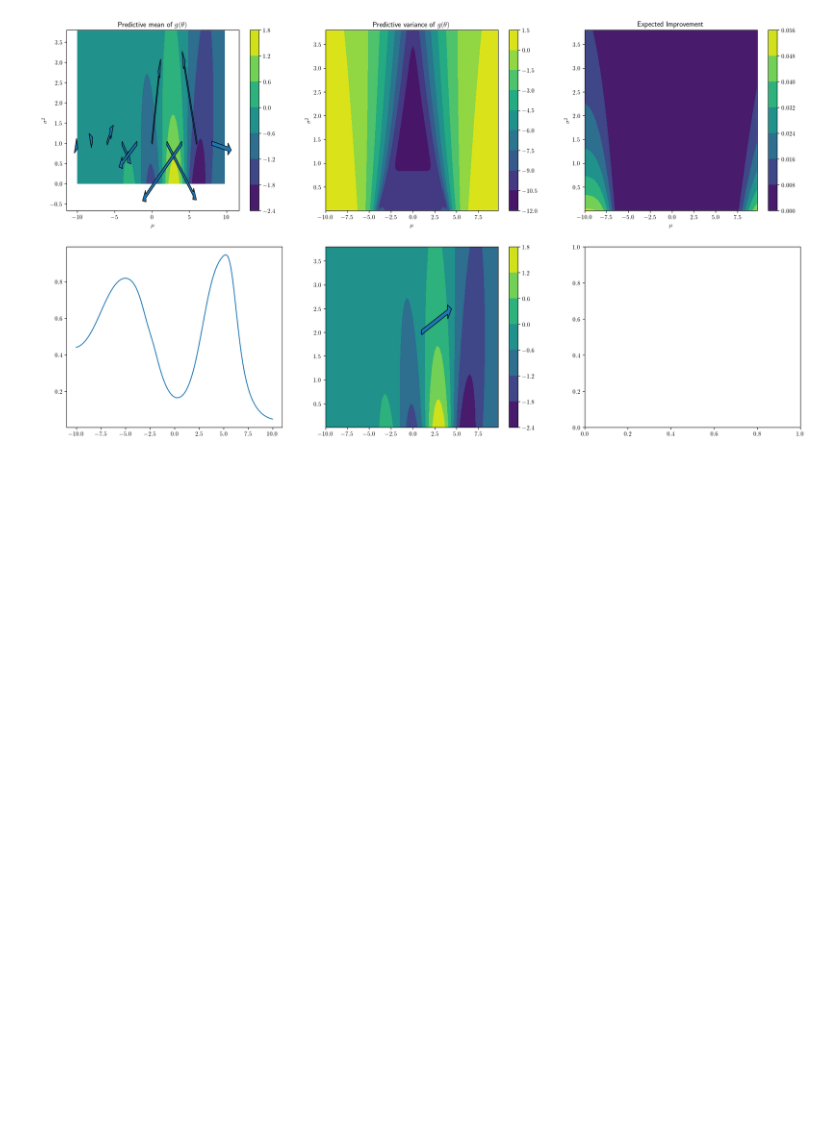
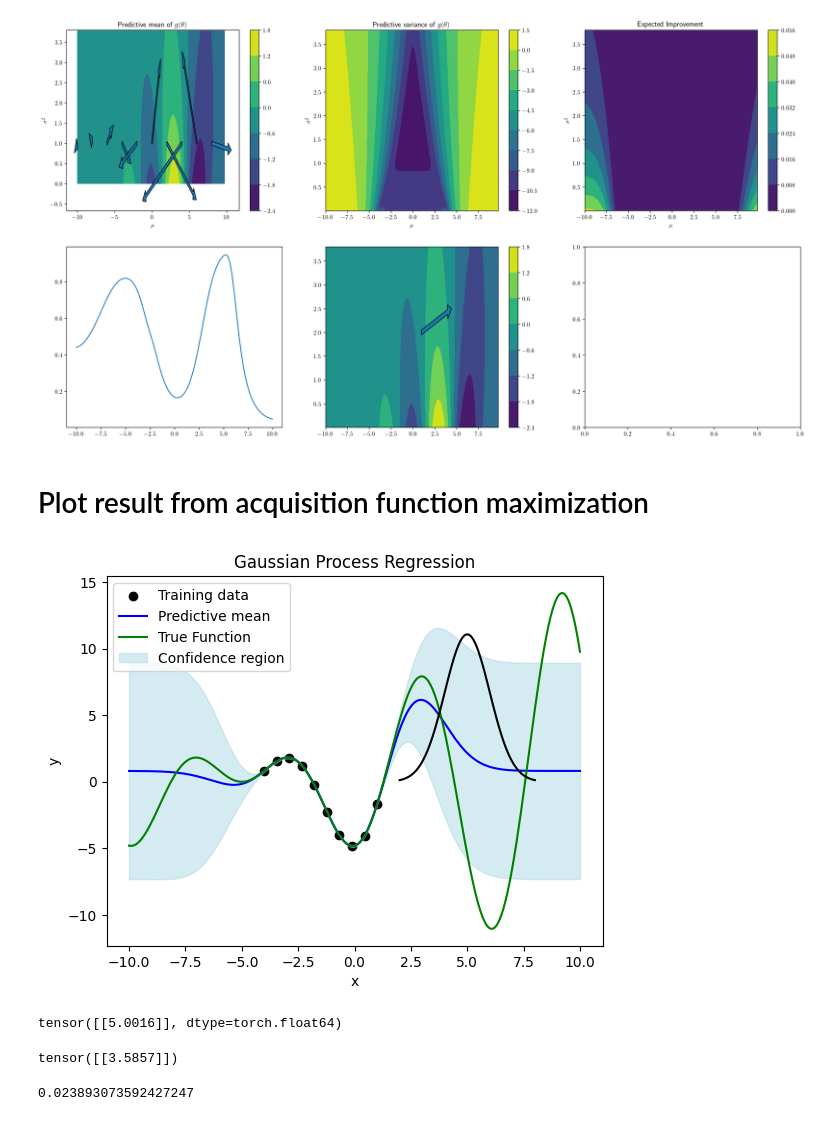
Before and after one commit to pierreosselin/ProbNES, a Jupyter notebook: notebook/illustration_quadrature.ipynb, the cells around one changed output. Drawn from its saved outputs; the diff is of its cells as text; code cells hidden in the pictures; blank space fills up the shorter version.

Commit message:
tested the acquisition function

```diff
--- a/notebook/illustration_quadrature.ipynb
+++ b/notebook/illustration_quadrature.ipynb
@@ -435,3 +437,52 @@ fig.colorbar(contour4, ax=axs[1,1])
 # %% [output]
 <matplotlib.colorbar.Colorbar at 0x...>
 [figure]
+# %% [markdown]
+# Plot result from acquisition function maximization
+# %%
+objective = lambda x: (x + 5) * torch.sin(x + 5)
+
+from botorch import fit_gpytorch_mll
+from botorch.optim import optimize_acqf
+from gpytorch.mlls import ExactMarginalLogLikelihood
+from gpytorch.kernels import RBFKernel
+from gpytorch.kernels.scale_kernel import ScaleKernel
+from gpytorch.priors.torch_priors import GammaPrior
+
+mean_distrib, var_distrib = torch.tensor([5.]), torch.diag(torch.tensor([1.]))
+quad_distrib = MultivariateNormal(mean_distrib, var_distrib)
+NORMALIZE = True
+
+n = 10
+bounds = 4
+lb, up= -10., 10.
+train_X = torch.linspace(-bounds,1., n, dtype=torch.float64).reshape(-1,1)
+train_Y = (objective(train_X)).sum(dim=1, keepdim=True)
+
+if NORMALIZE:
+    mean_Y = torch.mean(train_Y, dim = 0)
+    std_Y = torch.std(train_Y, dim = 0)
+    train_Y = (train_Y - mean_Y)/std_Y
+else:
+    mean_Y = None
+    std_Y = None
+
+# RBF kernel + training
+covar_module = ScaleKernel(
+                RBFKernel(
+                    ard_num_dims=train_X.shape[-1],
+                    batch_shape=None,
+                    lengthscale_prior=GammaPrior(3.0, 6.0),
+                ),
+                batch_shape=None,
+                outputscale_prior=GammaPrior(2.0, 0.15),
+            )
+
+model = SingleTaskGP(train_X, train_Y, covar_module=covar_module)
+mll = ExactMarginalLogLikelihood(model.likelihood, model)
+fit_gpytorch_mll(mll)
+
+
+plot_GP_fit(model, quad_distrib, train_X, train_Y, objective, normalize=NORMALIZE, lb=lb, up=up, mean_Y=mean_Y, std_Y=std_Y)
+# %% [output]
+[figure, added]
@@ -437,0 +537,12 @@ fig.colorbar(contour4, ax=axs[1,1])
+# %%
+new_x
+# %% [output]
+tensor([[5.0016]], dtype=torch.float64)
+# %%
+quad_distrib.sample(sample_shape=(1,))
+# %% [output]
+tensor([[3.5857]])
+# %%
+float(acq(new_x))
+# %% [output]
+0.023893073592427247
```
Also changed, not shown: parts of 4 cells of this notebook, 2 other files.
